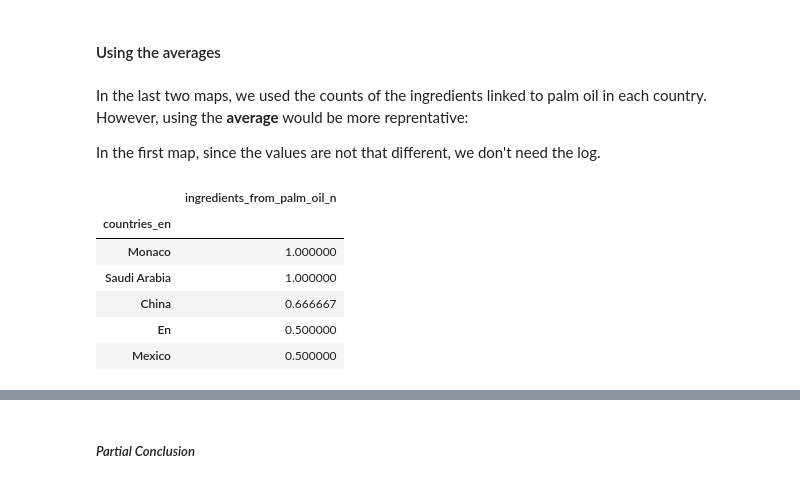
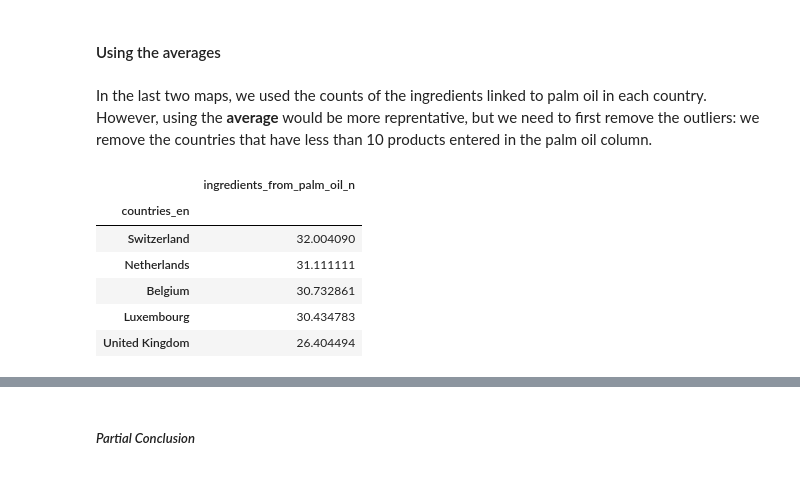
Before and after one commit to aelamran/ADA-project1-Openfoodfacts, a Jupyter notebook: Open Food Fact.ipynb, the cells around one changed output, grey strips where cells are left out. Saved outputs shown, nothing was run; the diff lists cells and outputs as text; code cells hidden in the pictures.

Commit message:
remove outliers

```diff
--- a/Open Food Fact.ipynb
+++ b/Open Food Fact.ipynb
@@ -844,26 +844,41 @@ NB : The Purple dot in South America is Guyana which is a French territory, that
 # %% [markdown]
 #### Using the averages
 # %% [markdown]
-In the last two maps, we used the counts of the ingredients linked to palm oil in each country. However, using the __average__ would be more reprentative:
-
-In the first map, since the values are not that different, we don't need the log.
+In the last two maps, we used the counts of the ingredients linked to palm oil in each country. However, using the __average__ would be more reprentative,  but we need to first remove the outliers: we remove the countries that have less than 10 products entered in the palm oil column.
-# %%
-palm_countries = cleaned_df.loc[:,['countries_en','ingredients_from_palm_oil_n']]\
-                .dropna()[cleaned_df.ingredients_that_may_be_from_palm_oil_n>0]
-
-palm_countries_grouped = palm_countries.groupby('countries_en').mean()\
-                        .sort_values(by=['ingredients_from_palm_oil_n'],ascending=False)
-
-palm_countries_grouped = palm_countries_grouped.drop(palm_countries_grouped[palm_countries_grouped.index.str.contains(':')].index)
-
-
-palm_countries_grouped.head()
-# %% [output]
-|  | ingredients_from_palm_oil_n |
-| countries_en |  |
-| Monaco | 1.000000 |
-| Saudi Arabia | 1.000000 |
-| China | 0.666667 |
-| En | 0.500000 |
-| Mexico | 0.500000 |
+# %%
+palm_countries = cleaned_df.loc[:,['countries_en','ingredients_from_palm_oil_n']]\
+                .dropna()[cleaned_df.ingredients_that_may_be_from_palm_oil_n>0]
+
+
+
+#We count the number of products per country
+palm_countries_count = palm_countries.groupby('countries_en').count()\
+                        .sort_values(by=['ingredients_from_palm_oil_n'],ascending=False)
+#We keep only the ones that have at least 10 entries
+palm_countries_count = palm_countries_count[palm_countries_count.ingredients_from_palm_oil_n>10]
+
+
+
+#We then take the average of the ingredients from palm oil for each country
+palm_countries_grouped = palm_countries.groupby('countries_en').mean()\
+                        .sort_values(by=['ingredients_from_palm_oil_n'],ascending=False)
+
+#We drop the countries that have : in them, because they are not countries
+palm_countries_grouped = palm_countries_grouped.drop(palm_countries_grouped[palm_countries_grouped.index.str.contains(':')].index)
+
+#We keep only the countries that have at least 10 entries
+palm_countries_grouped = palm_countries_grouped.loc[palm_countries_count.index].sort_values(by=['ingredients_from_palm_oil_n'],ascending=False)
+
+#The values are very small so we multiply them by 100 to visualize them better
+palm_countries_grouped['ingredients_from_palm_oil_n'] = palm_countries_grouped['ingredients_from_palm_oil_n']*100
+
+palm_countries_grouped.head()
+# %% [output]
+|  | ingredients_from_palm_oil_n |
+| countries_en |  |
+| Switzerland | 32.004090 |
+| Netherlands | 31.111111 |
+| Belgium | 30.732861 |
+| Luxembourg | 30.434783 |
+| United Kingdom | 26.404494 |
 # %%
```
Also changed, not shown: parts of 8 cells of this notebook.
